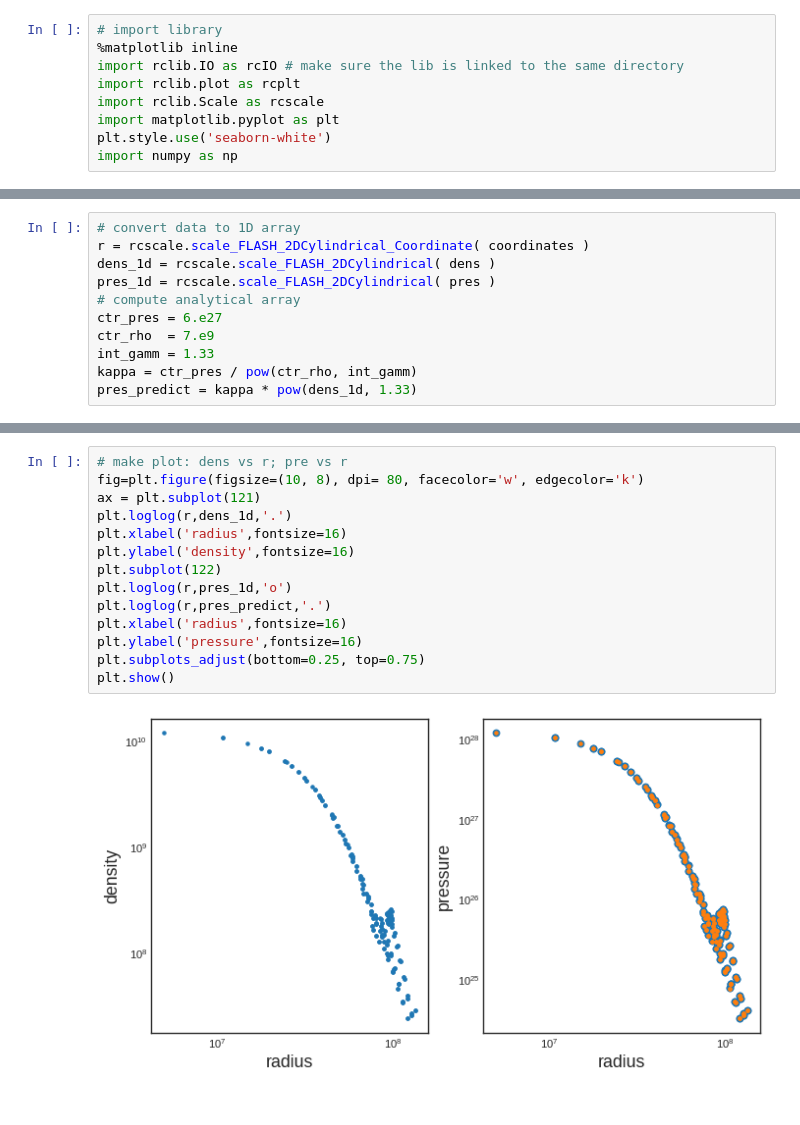
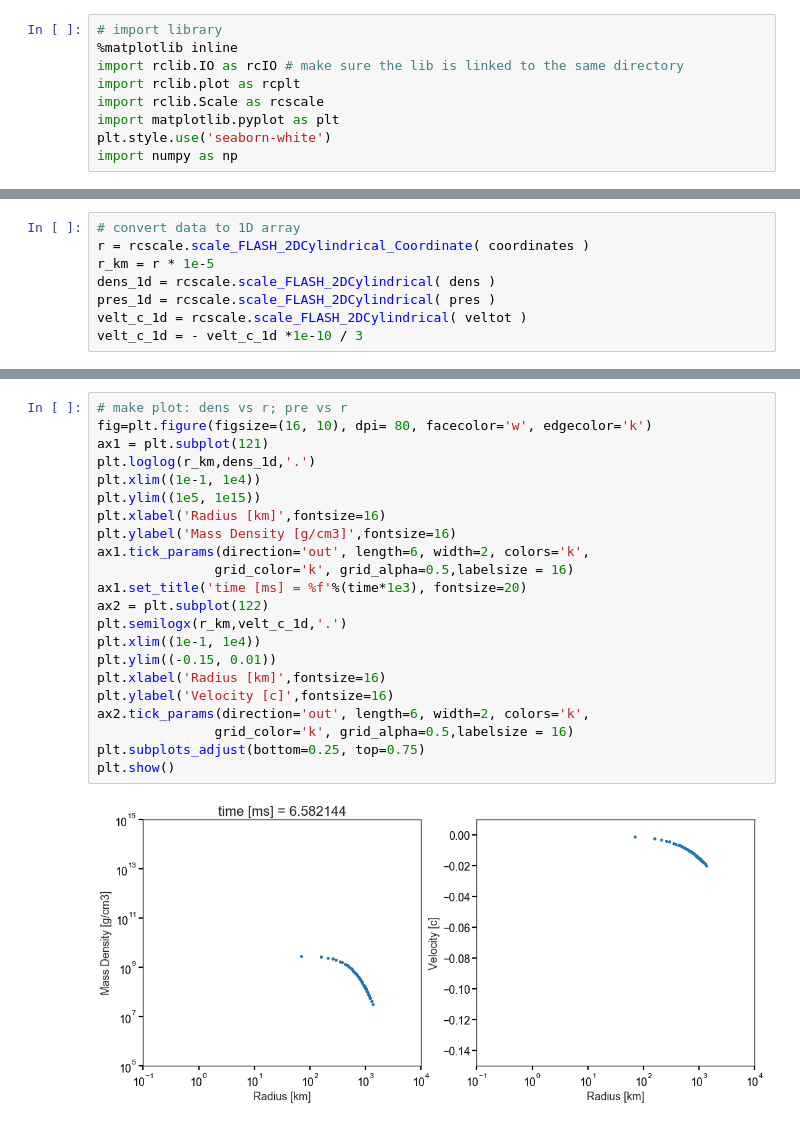
Before and after one commit to ranchu1/Jupyter_FLASH, a Jupyter notebook: UnitTest/View_FLASH_Yahil.ipynb, the cells around one changed output, grey strips where cells are left out. Cells and saved outputs as stored; diff of their text form.

Commit message:
Cleaned up View_FLASH_Yahil.ipynb and removed yahil_hdf5_chk_0008

```diff
--- a/UnitTest/View_FLASH_Yahil.ipynb
+++ b/UnitTest/View_FLASH_Yahil.ipynb
@@ -25,11 +17,8 @@ rcplt.plot_FLASHGrid2D( bounding )
 # %%
 # convert data to 1D array
 r = rcscale.scale_FLASH_2DCylindrical_Coordinate( coordinates )
+r_km = r * 1e-5
 dens_1d = rcscale.scale_FLASH_2DCylindrical( dens )
 pres_1d = rcscale.scale_FLASH_2DCylindrical( pres )
-# compute analytical array
-ctr_pres = 6.e27
-ctr_rho  = 7.e9
-int_gamm = 1.33
-kappa = ctr_pres / pow(ctr_rho, int_gamm)
-pres_predict = kappa * pow(dens_1d, 1.33)
+velt_c_1d = rcscale.scale_FLASH_2DCylindrical( veltot )
+velt_c_1d = - velt_c_1d *1e-10 / 3
@@ -38,16 +25,24 @@ pres_predict = kappa * pow(dens_1d, 1.33)
 # %%
 # make plot: dens vs r; pre vs r
-fig=plt.figure(figsize=(10, 8), dpi= 80, facecolor='w', edgecolor='k')
-ax = plt.subplot(121)
-plt.loglog(r,dens_1d,'.')
-plt.xlabel('radius',fontsize=16)
-plt.ylabel('density',fontsize=16)
-plt.subplot(122)
-plt.loglog(r,pres_1d,'o')
-plt.loglog(r,pres_predict,'.')
-plt.xlabel('radius',fontsize=16)
-plt.ylabel('pressure',fontsize=16)
+fig=plt.figure(figsize=(16, 10), dpi= 80, facecolor='w', edgecolor='k')
+ax1 = plt.subplot(121)
+plt.loglog(r_km,dens_1d,'.')
+plt.xlim((1e-1, 1e4))
+plt.ylim((1e5, 1e15))
+plt.xlabel('Radius [km]',fontsize=16)
+plt.ylabel('Mass Density [g/cm3]',fontsize=16)
+ax1.tick_params(direction='out', length=6, width=2, colors='k',
+               grid_color='k', grid_alpha=0.5,labelsize = 16)
+ax1.set_title('time [ms] = %f'%(time*1e3), fontsize=20)
+ax2 = plt.subplot(122)
+plt.semilogx(r_km,velt_c_1d,'.')
+plt.xlim((1e-1, 1e4))
+plt.ylim((-0.15, 0.01))
+plt.xlabel('Radius [km]',fontsize=16)
+plt.ylabel('Velocity [c]',fontsize=16)
+ax2.tick_params(direction='out', length=6, width=2, colors='k',
+               grid_color='k', grid_alpha=0.5,labelsize = 16)
 plt.subplots_adjust(bottom=0.25, top=0.75)
 plt.show()
 # %% [output]
-[figure, old version]
+[figure, new version]
```
Also changed, not shown: parts of 13 cells of this notebook, 2 other files.
